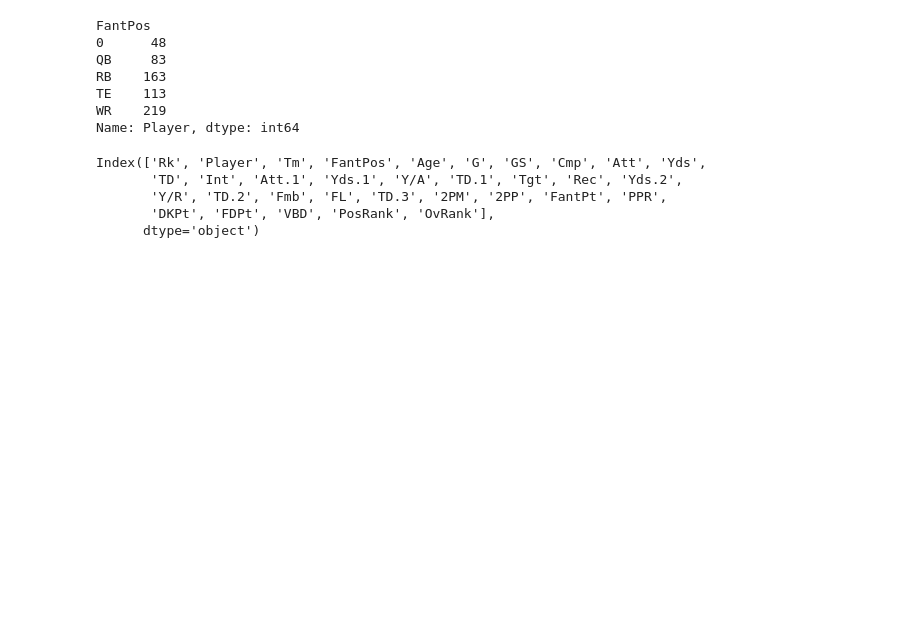
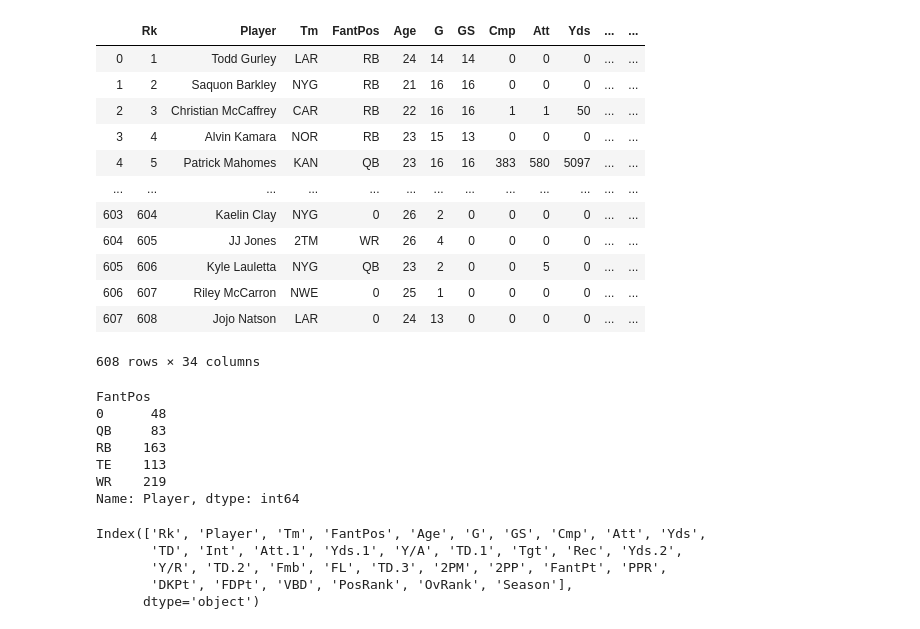
Before and after one commit to rickshev/fantasy-football, a Jupyter notebook: Untitled.ipynb, the cells around one changed output. Drawn from its saved outputs; the diff is of its cells as text; code cells hidden in the pictures; blank space fills up the shorter version.

```diff
--- a/Untitled.ipynb
+++ b/Untitled.ipynb
@@ -34 +56,17 @@ data.head()
+# %%
+data2018
+# %% [output]
+|  | Rk | Player | Tm | FantPos | Age | G | GS | Cmp | Att | Yds | ... | ... |
+| 0 | 1 | Todd Gurley | LAR | RB | 24 | 14 | 14 | 0 | 0 | 0 | ... | ... |
+| 1 | 2 | Saquon Barkley | NYG | RB | 21 | 16 | 16 | 0 | 0 | 0 | ... | ... |
+| 2 | 3 | Christian McCaffrey | CAR | RB | 22 | 16 | 16 | 1 | 1 | 50 | ... | ... |
+| 3 | 4 | Alvin Kamara | NOR | RB | 23 | 15 | 13 | 0 | 0 | 0 | ... | ... |
+| 4 | 5 | Patrick Mahomes | KAN | QB | 23 | 16 | 16 | 383 | 580 | 5097 | ... | ... |
+| ... | ... | ... | ... | ... | ... | ... | ... | ... | ... | ... | ... | ... |
+| 603 | 604 | Kaelin Clay | NYG | 0 | 26 | 2 | 0 | 0 | 0 | 0 | ... | ... |
+| 604 | 605 | JJ Jones | 2TM | WR | 26 | 4 | 0 | 0 | 0 | 0 | ... | ... |
+| 605 | 606 | Kyle Lauletta | NYG | QB | 23 | 2 | 0 | 0 | 5 | 0 | ... | ... |
+| 606 | 607 | Riley McCarron | NWE | 0 | 25 | 1 | 0 | 0 | 0 | 0 | ... | ... |
+| 607 | 608 | Jojo Natson | LAR | 0 | 24 | 13 | 0 | 0 | 0 | 0 | ... | ... |
+608 rows × 34 columns
 # %%
@@ -57,8 +103,8 @@ tes = data.loc[data["FantPos"] == "TE",]
 # %%
-data.columns
+qb20.columns
 # %% [output]
 Index(['Rk', 'Player', 'Tm', 'FantPos', 'Age', 'G', 'GS', 'Cmp', 'Att', 'Yds',
        'TD', 'Int', 'Att.1', 'Yds.1', 'Y/A', 'TD.1', 'Tgt', 'Rec', 'Yds.2',
        'Y/R', 'TD.2', 'Fmb', 'FL', 'TD.3', '2PM', '2PP', 'FantPt', 'PPR',
-       'DKPt', 'FDPt', 'VBD', 'PosRank', 'OvRank'],
+       'DKPt', 'FDPt', 'VBD', 'PosRank', 'OvRank', 'Season'],
       dtype='object')
```
Also changed, not shown: parts of 11 cells of this notebook, 3 other files.
